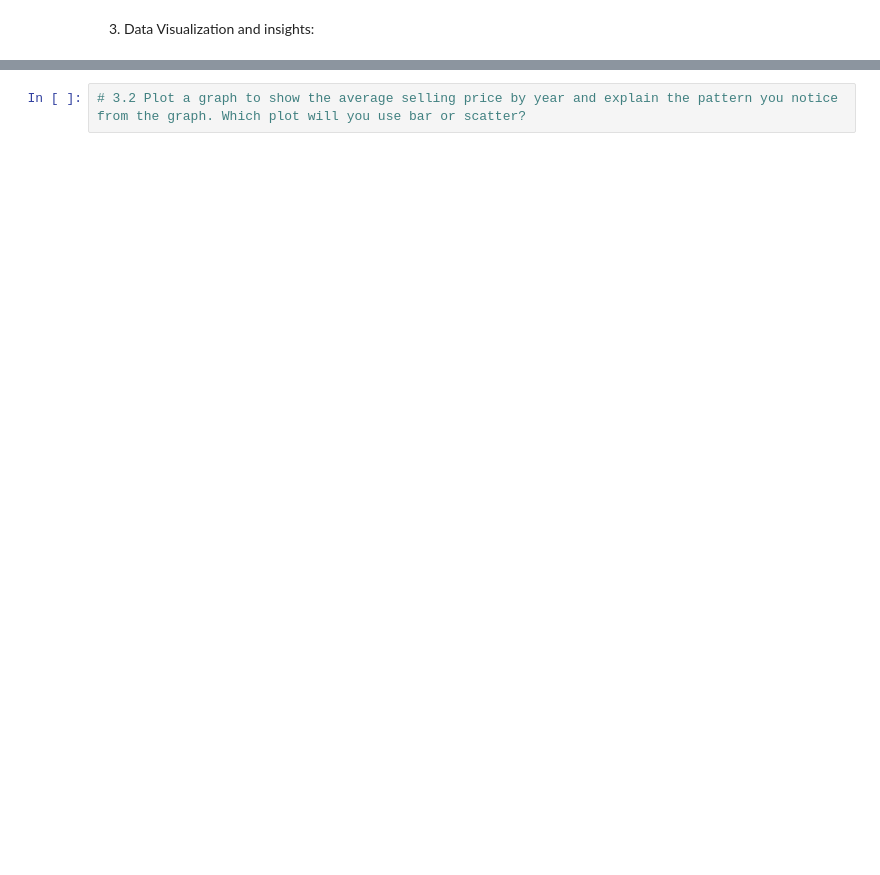
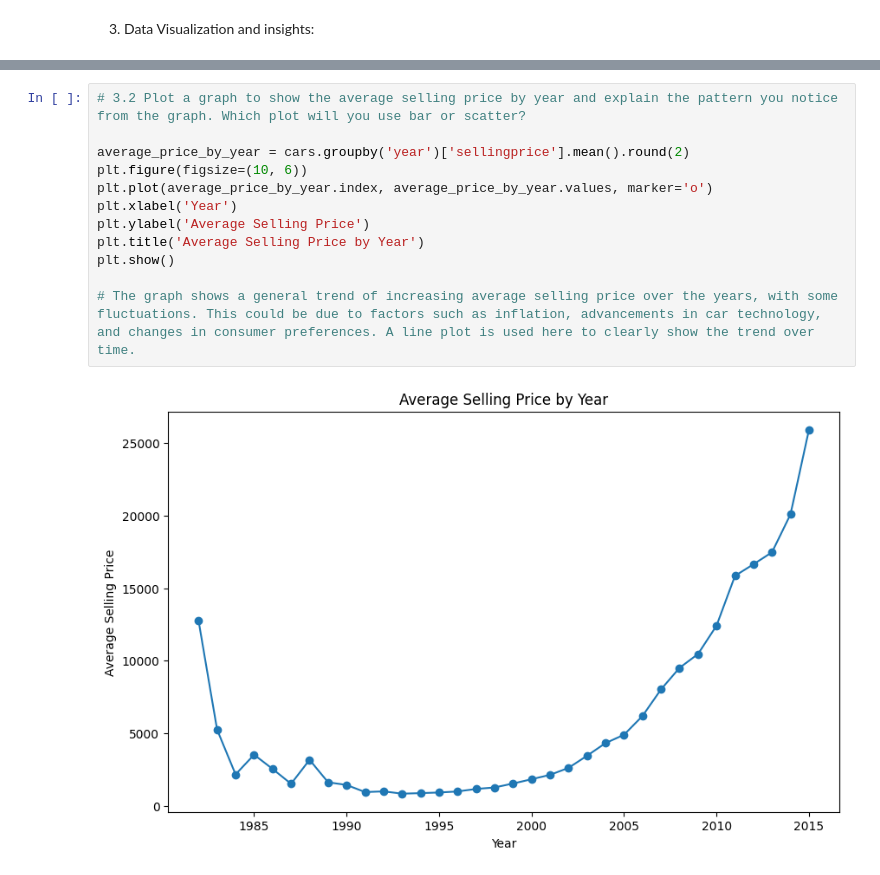
Before and after one commit to abhijit-4387/learn_python, a Jupyter notebook: python_assignment.ipynb, the cells around one changed output, grey strips where cells are left out. Cells and saved outputs as stored; diff of their text form; blank space fills up the shorter version.

```diff
--- a/python_assignment.ipynb
+++ b/python_assignment.ipynb
@@ -301,4 +333,16 @@ Name: sellingprice, dtype: float64
 # %%
 # 3.2 Plot a graph to show the average selling price by year and explain the pattern you notice from the graph. Which plot will you use bar or scatter?
+
+average_price_by_year = cars.groupby('year')['sellingprice'].mean().round(2)
+plt.figure(figsize=(10, 6))
+plt.plot(average_price_by_year.index, average_price_by_year.values, marker='o')
+plt.xlabel('Year')
+plt.ylabel('Average Selling Price')
+plt.title('Average Selling Price by Year')
+plt.show()
+
+# The graph shows a general trend of increasing average selling price over the years, with some fluctuations. This could be due to factors such as inflation, advancements in car technology, and changes in consumer preferences. A line plot is used here to clearly show the trend over time.
+# %% [output]
+[figure, added]
 # %%
 # 3.3 Plot a graph to show average selling price by odometer and explain the trend you notice from the graph.
```
Also changed, not shown: parts of 16 cells of this notebook.
